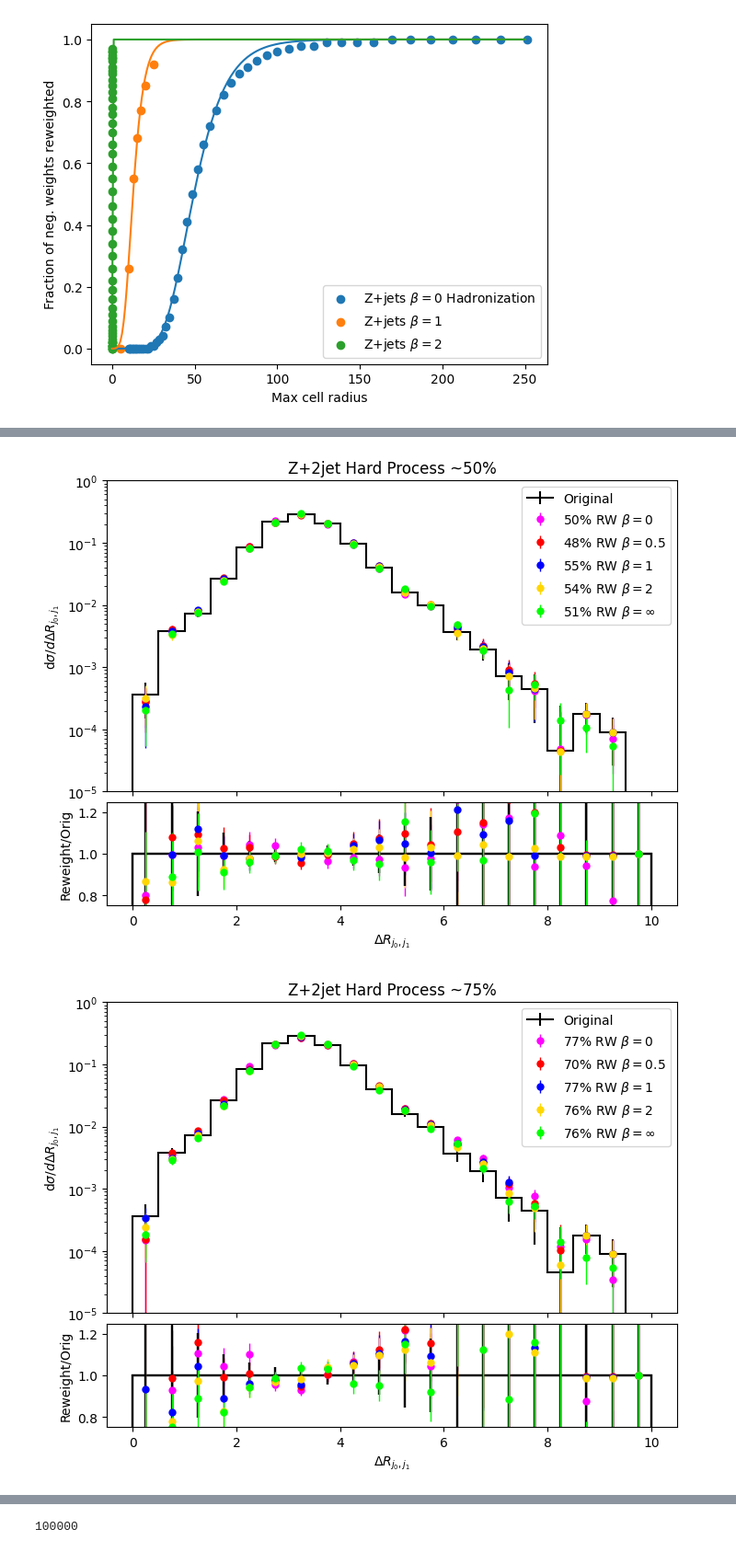
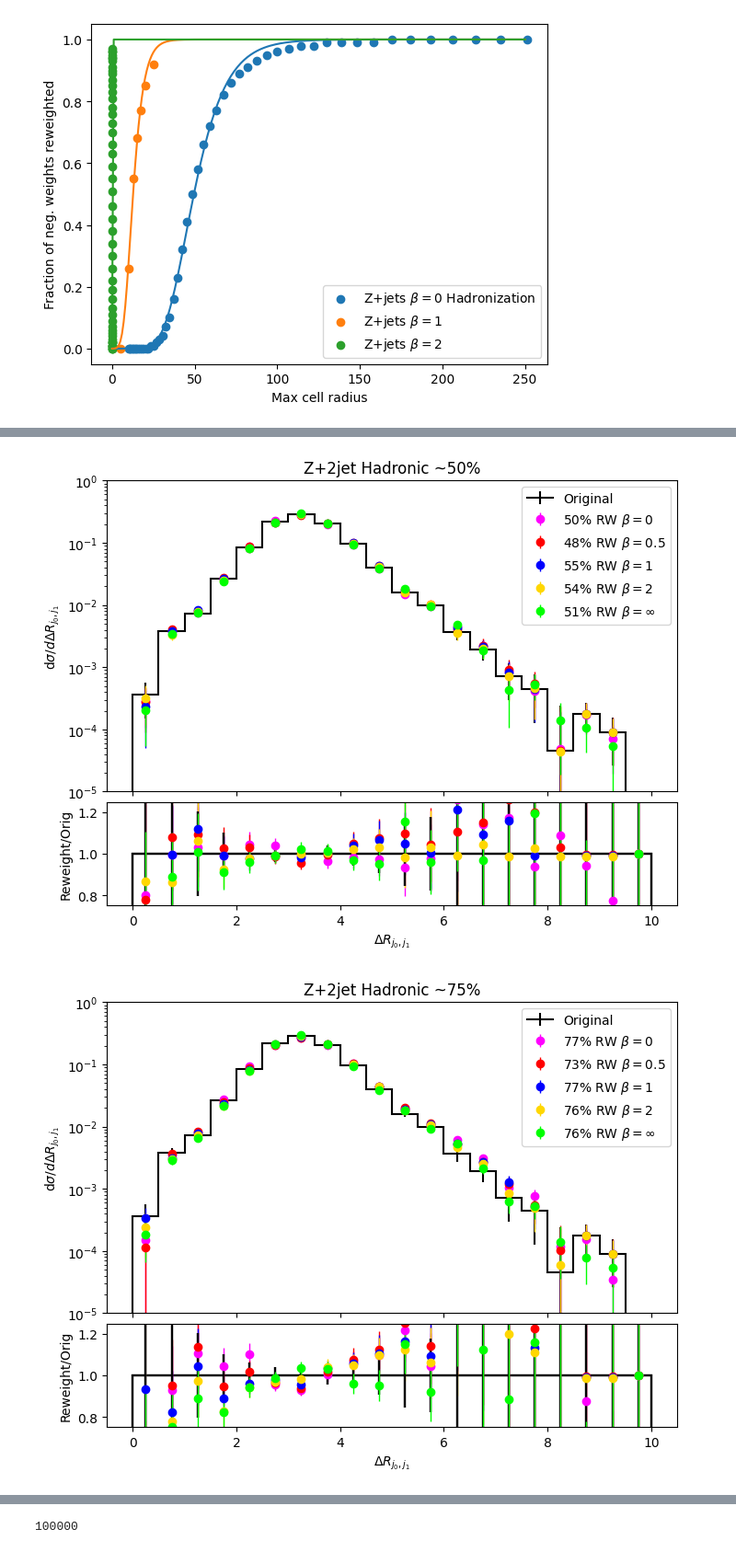
Before and after one commit to leblanc-lab/ot-cres, a Jupyter notebook: cell_reweighting_scripts/plot_zjet_hist.ipynb, the cells around one changed output, grey strips where cells are left out. Shown at 92% size. Drawn from its saved outputs; the diff is of its cells as text; code cells hidden in the pictures.

```diff
--- a/cell_reweighting_scripts/plot_zjet_hist.ipynb
+++ b/cell_reweighting_scripts/plot_zjet_hist.ipynb
@@ -280,15 +260,3 @@ zjet_had_b2RJ_df = make_df(radii_beta2RJ_had_100k, weights_orig_z, "/users/lhay/
-# %%
-#### make z+jet dfs
-radii_z = [5, 7, 10, 12, 15, 18, 20, 25]
-zjet_hp_df = make_df(radii_z, weights_orig_z, "/oscar/data/mleblan6/rjain/100k_reweight_bigR/100k_hp_emd_reweight_")
-
-radii_10k = [5, 7, 10, 12, 15, 18, 20, 25, 30, 150]
-zjet_hp_10k_df = make_df(radii_10k, weights_orig_10k, "/oscar/data/mleblan6/rjain/trial1/hp_reweight_0to10k_", "GeV.npy")
-
-radii_z = [5, 9, 10, 12.5, 12.6, 15, 17.2, 20, 25]
-zjet_ps_df = make_df(radii_z, weights_orig_z, "/oscar/data/mleblan6/rjain/100k_reweight_bigR/100k_sho_emd_reweight_", "gev_bigR.npy")
-radii_z = [5, 10, 13, 15, 17.2, 20, 25]
-zjet_had_df = make_df(radii_z, weights_orig_z, "/oscar/data/mleblan6/rjain/100k_reweight_bigR/100k_had_emd_reweight_", "gev_bigR.npy")
 # %%
 strings = ["Z+jets ps beta=0.5 100k",  "Z+jets hp beta=0.5 100k", "Z+jets had beta=0.5 100k",]
 weights_orig_list = [weights_orig_z, weights_orig_z, weights_orig_z]
@@ -466,7 +440,7 @@ print(zjet_b2_had_df["fraction"].values)
 print(zjet_binf_had_df["fraction"].values)
 fracs_25 = [0.23, 0.25,0.26, 0.25,  0.26]
 fracs_50 = [0.5, 0.48,0.55,  0.54,  0.51]
-fracs_75 = [0.77, 0.7,0.77, 0.76,  0.76]
+fracs_75 = [0.77, 0.73,0.77, 0.76,  0.76]
 dfs = [zjet_b0_had_df, zjet_b0p5_had_df, zjet_had_df, zjet_b2_had_df,  zjet_binf_had_df]
 quantity = "N_{jets}"
 njets = ak.num(zjets.pt, axis=1)
@@ -474,9 +448,9 @@ obs=njets
 xmin = 0
 xmax = max(njets)
 numbins = xmax
-plot_diff_rw(obs, dfs, process_str, fracs_25, weights_orig_z, xmin, xmax, numbins, obs_str = quantity, title = "Z+2jet Hard Process ~25%", raxlim=[0.75, 1.25])
-plot_diff_rw(obs, dfs, process_str, fracs_50, weights_orig_z, xmin, xmax, numbins, obs_str = quantity, title = "Z+2jet Hard Process ~50%", raxlim=[0.75, 1.25])
-plot_diff_rw(obs, dfs, process_str, fracs_75, weights_orig_z, xmin, xmax, numbins, obs_str = quantity, title = "Z+2jet Hard Process ~75%", raxlim=[0.75, 1.25])
+plot_diff_rw(obs, dfs, process_str, fracs_25, weights_orig_z, xmin, xmax, numbins, obs_str = quantity, title = "Z+2jet Hadronic ~25%", raxlim=[0.75, 1.25])
+plot_diff_rw(obs, dfs, process_str, fracs_50, weights_orig_z, xmin, xmax, numbins, obs_str = quantity, title = "Z+2jet Hadronic ~50%", raxlim=[0.75, 1.25])
+plot_diff_rw(obs, dfs, process_str, fracs_75, weights_orig_z, xmin, xmax, numbins, obs_str = quantity, title = "Z+2jet Hadronic ~75%", raxlim=[0.75, 1.25])
 quantity = r"\Delta R_{j_0, j_1}"
 xmin = 0
 xmax = 10
@@ -485,9 +459,19 @@ sel = (ak.num(zjets.pt, axis=1)>1)
 sel_jets = zjets[sel]
 obs= np.sqrt((sel_jets.eta[:,0] - sel_jets.eta[:,1])**2 + (sel_jets.phi[:,0] - sel_jets.phi[:,1])**2)
 print(len(obs))
-plot_diff_rw(obs, dfs, process_str, fracs_25, weights_orig_z, xmin, xmax, numbins, obs_str = quantity, title = "Z+2jet Hard Process ~25%", sel=sel, raxlim=[0.75, 1.25])
-plot_diff_rw(obs, dfs, process_str, fracs_50, weights_orig_z, xmin, xmax, numbins, obs_str = quantity, title = "Z+2jet Hard Process ~50%", sel=sel, raxlim=[0.75, 1.25])
-plot_diff_rw(obs, dfs, process_str, fracs_75, weights_orig_z, xmin, xmax, numbins, obs_str = quantity, title = "Z+2jet Hard Process ~75%", sel=sel, raxlim=[0.75, 1.25])
+plot_diff_rw(obs, dfs, process_str, fracs_25, weights_orig_z, xmin, xmax, numbins, obs_str = quantity, title = "Z+2jet Hadronic ~25%", sel=sel, raxlim=[0.75, 1.25])
+plot_diff_rw(obs, dfs, process_str, fracs_50, weights_orig_z, xmin, xmax, numbins, obs_str = quantity, title = "Z+2jet Hadronic ~50%", sel=sel, raxlim=[0.75, 1.25])
+plot_diff_rw(obs, dfs, process_str, fracs_75, weights_orig_z, xmin, xmax, numbins, obs_str = quantity, title = "Z+2jet Hadronic ~75%", sel=sel, raxlim=[0.75, 1.25])
+quantity = r"H_T"
+
+obs= ak.sum(zjets.pt, axis=-1)
+xmin = 0
+xmax = int(max(obs))
+numbins=20
+print(len(obs))
+plot_diff_rw(obs, dfs, process_str, fracs_25, weights_orig_z, xmin, xmax, numbins, obs_str = quantity, title = "Z+2jet Hadronic ~25%",  raxlim=[0.75, 1.25])
+plot_diff_rw(obs, dfs, process_str, fracs_50, weights_orig_z, xmin, xmax, numbins, obs_str = quantity, title = "Z+2jet Hadronics ~50%", raxlim=[0.75, 1.25])
+plot_diff_rw(obs, dfs, process_str, fracs_75, weights_orig_z, xmin, xmax, numbins, obs_str = quantity, title = "Z+2jet Hadronic ~75%", raxlim=[0.75, 1.25])
 # %% [output]
 [0.   0.   0.   0.   0.   0.   0.   0.   0.   0.   0.   0.   0.   0.01
  0.01 0.02 0.03 0.04 0.07 0.1  0.16 0.23 0.32 0.41 0.5  0.58 0.66 0.72
@@ -508,2 +493,2 @@ plot_diff_rw(obs, dfs, process_str, fracs_75, weights_orig_z, xmin, xmax, numbin
-[figure, old version]
+[figure, new version]
-[figure, old version]
+[figure, new version]
```
Also changed, not shown: parts of 15 cells of this notebook, 2 other files.
